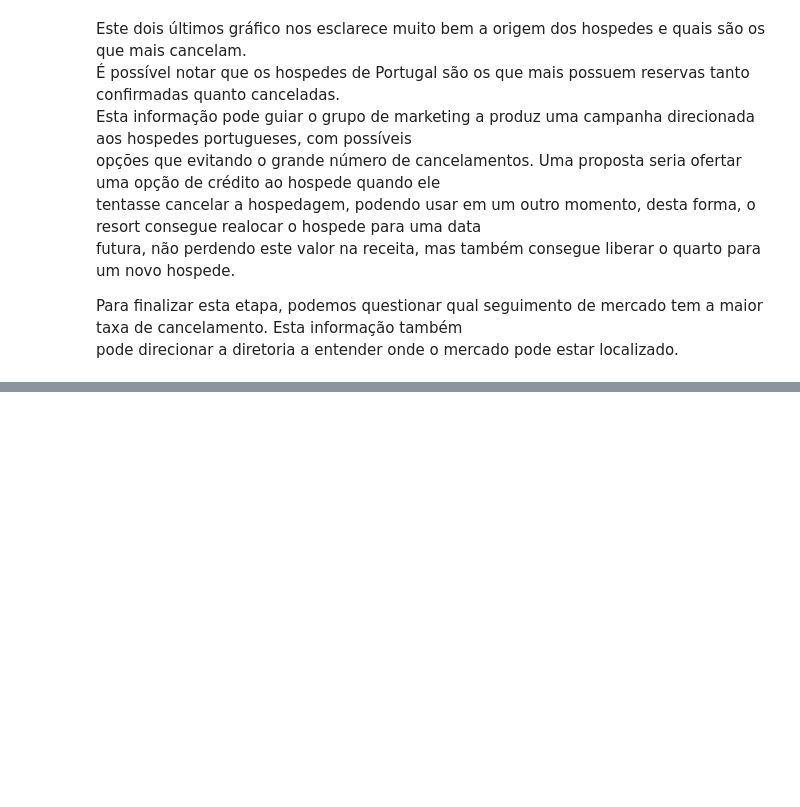
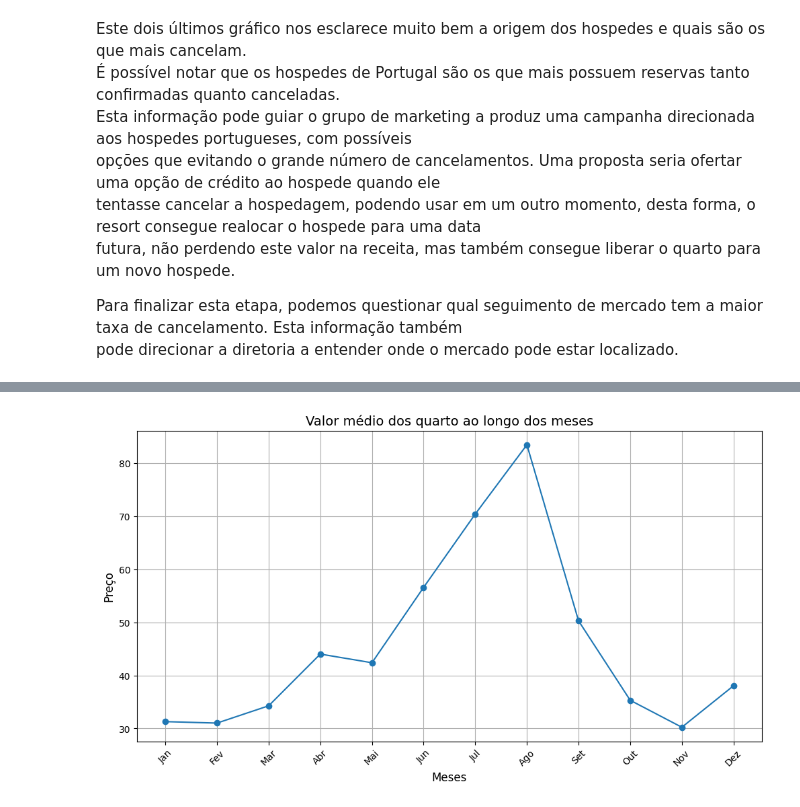
Before and after one commit to mh-pedro/Data-case-resort, a Jupyter notebook: case-resort.ipynb, the cells around one changed output, grey strips where cells are left out. Cells and saved outputs as stored; diff of their text form; code cells hidden in the pictures; blank space fills up the shorter version.

```diff
--- a/case-resort.ipynb
+++ b/case-resort.ipynb
@@ -677,0 +744,5 @@ df
+# %%
+df_clean['receita_por_noite_atualizada'] = df_clean['receita_por_noite']/ ( df_clean['adultos'] + df_clean['criancas'] )
+# %%
+res_book = df_clean[(df_clean['reserva_cancelada']==0)]
+res_book
@@ -677,0 +763,3 @@ df
+# %%
+res_book_mes_noite = res_book.groupby(['mes_chegada'])['receita_por_noite_atualizada'].mean().reset_index()
+res_book_mes_noite
@@ -677,0 +780,20 @@ df
+# %%
+meses = ['Jan', 'Fev', 'Mar', 'Abr', 'Mai', 'Jun', 'Jul', 'Ago', 'Set', 'Out', 'Nov', 'Dez']
+
+# Plotando o gráfico
+plt.figure(figsize=(12, 6))
+
+# Traçar os dados
+plt.plot('mes_chegada', 'receita_por_noite_atualizada', data=res_book_mes_noite, marker='o')
+
+# Ajustando o eixo X
+plt.xticks(ticks=res_book_mes_noite['mes_chegada'], labels=meses, rotation=45)
+
+# Personalização do gráfico
+plt.title('Valor médio dos quarto ao longo dos meses', fontsize=14)
+plt.xlabel('Meses', fontsize=12)
+plt.ylabel('Preço', fontsize=12)
+plt.grid()
+plt.show()
+# %% [output]
+[figure, added]
```
Also changed, not shown: parts of 30 cells of this notebook.
